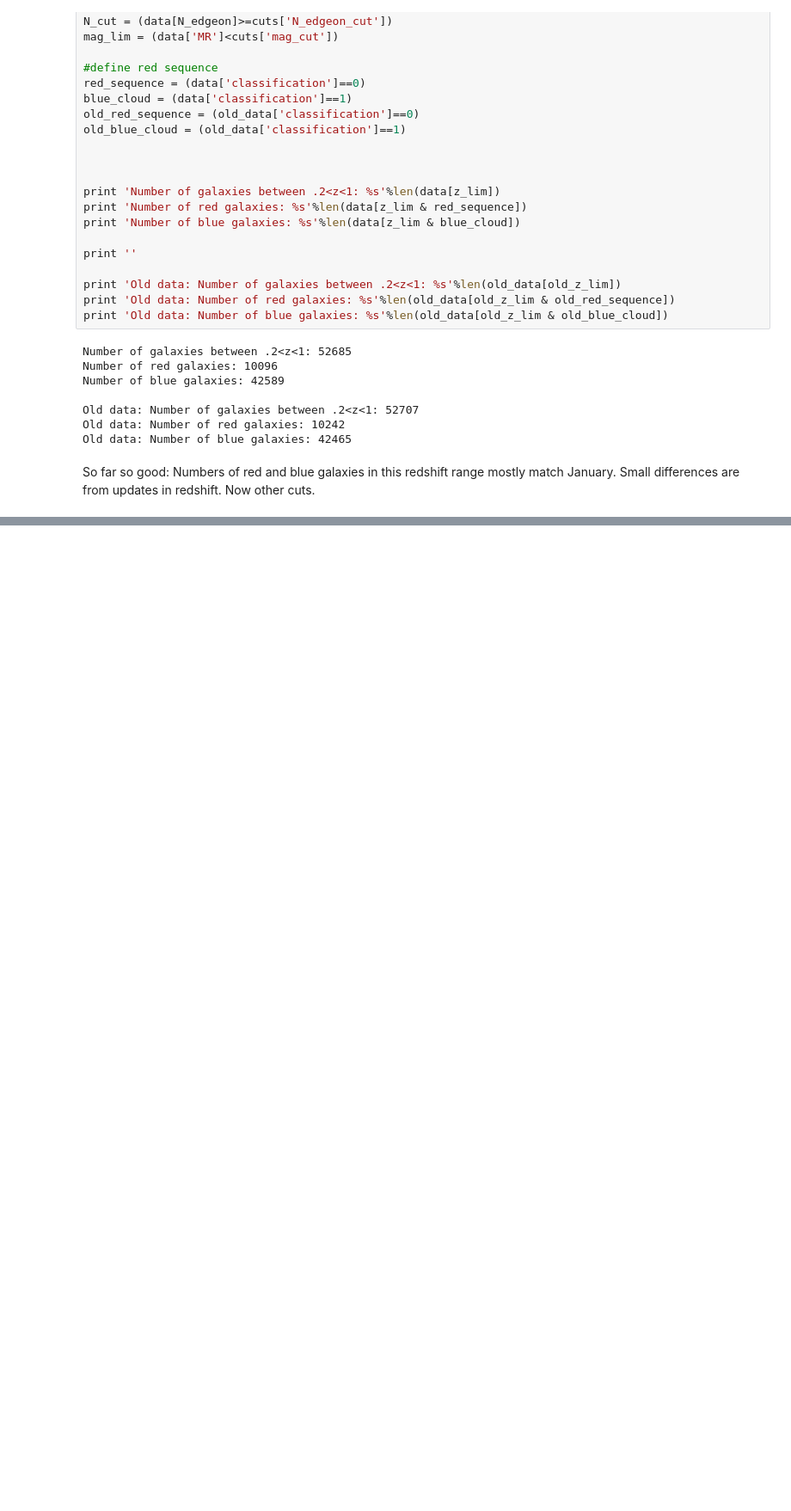
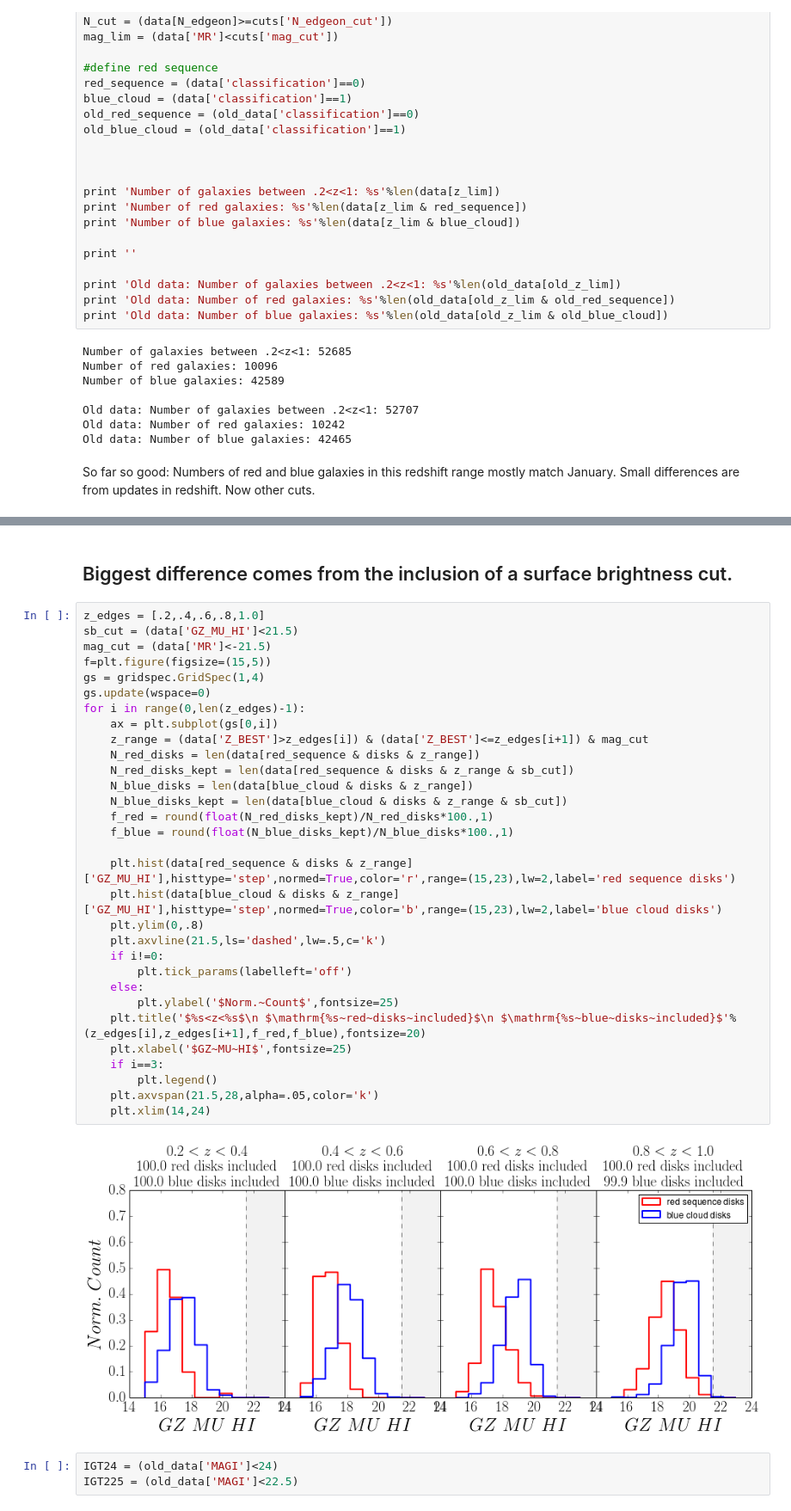
Before and after one commit to Mel23/gzh_red_disks, a Jupyter notebook: python/why_the_fuck_are_results_different.ipynb, the cells around one changed output, grey strips where cells are left out. Shown: that part at 86% size. Drawn from its saved outputs; the diff is of its cells as text; blank space fills up the shorter version.

```diff
--- a/python/why_the_fuck_are_results_different.ipynb
+++ b/python/why_the_fuck_are_results_different.ipynb
@@ -351,0 +353,38 @@ plt.tick_params(labelleft='off')
+# %% [markdown]
+## Biggest difference comes from the inclusion of a surface brightness cut.
+# %%
+z_edges = [.2,.4,.6,.8,1.0]
+sb_cut = (data['GZ_MU_HI']<21.5)
+mag_cut = (data['MR']<-21.5)
+f=plt.figure(figsize=(15,5))
+gs = gridspec.GridSpec(1,4)
+gs.update(wspace=0)
+for i in range(0,len(z_edges)-1):
+    ax = plt.subplot(gs[0,i])
+    z_range = (data['Z_BEST']>z_edges[i]) & (data['Z_BEST']<=z_edges[i+1]) & mag_cut
+    N_red_disks = len(data[red_sequence & disks & z_range])
+    N_red_disks_kept = len(data[red_sequence & disks & z_range & sb_cut])
+    N_blue_disks = len(data[blue_cloud & disks & z_range])
+    N_blue_disks_kept = len(data[blue_cloud & disks & z_range & sb_cut])
+    f_red = round(float(N_red_disks_kept)/N_red_disks*100.,1)
+    f_blue = round(float(N_blue_disks_kept)/N_blue_disks*100.,1)
+
+    plt.hist(data[red_sequence & disks & z_range]['GZ_MU_HI'],histtype='step',normed=True,color='r',range=(15,23),lw=2,label='red sequence disks')
+    plt.hist(data[blue_cloud & disks & z_range]['GZ_MU_HI'],histtype='step',normed=True,color='b',range=(15,23),lw=2,label='blue cloud disks')
+    plt.ylim(0,.8)
+    plt.axvline(21.5,ls='dashed',lw=.5,c='k')
+    if i!=0:
+        plt.tick_params(labelleft='off')
+    else:
+        plt.ylabel('$Norm.~Count$',fontsize=25)
+    plt.title('$%s<z<%s$\n $\mathrm{%s~red~disks~included}$\n $\mathrm{%s~blue~disks~included}$'%(z_edges[i],z_edges[i+1],f_red,f_blue),fontsize=20)
+    plt.xlabel('$GZ~MU~HI$',fontsize=25)
+    if i==3:
+        plt.legend()
+    plt.axvspan(21.5,28,alpha=.05,color='k')
+    plt.xlim(14,24)
+# %% [output]
+[figure, added]
+# %%
+IGT24 = (old_data['MAGI']<24)
+IGT225 = (old_data['MAGI']<22.5)
```
Also changed, not shown: parts of 7 cells of this notebook, 4 other files.
